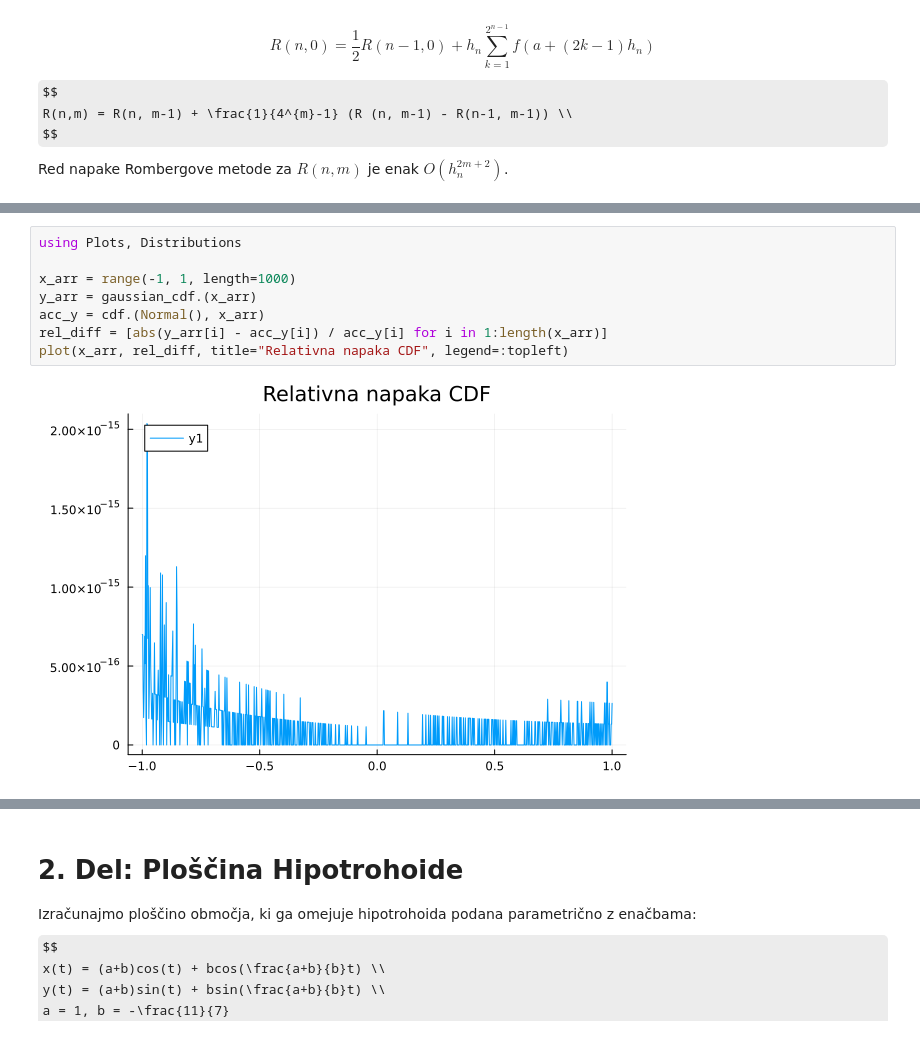
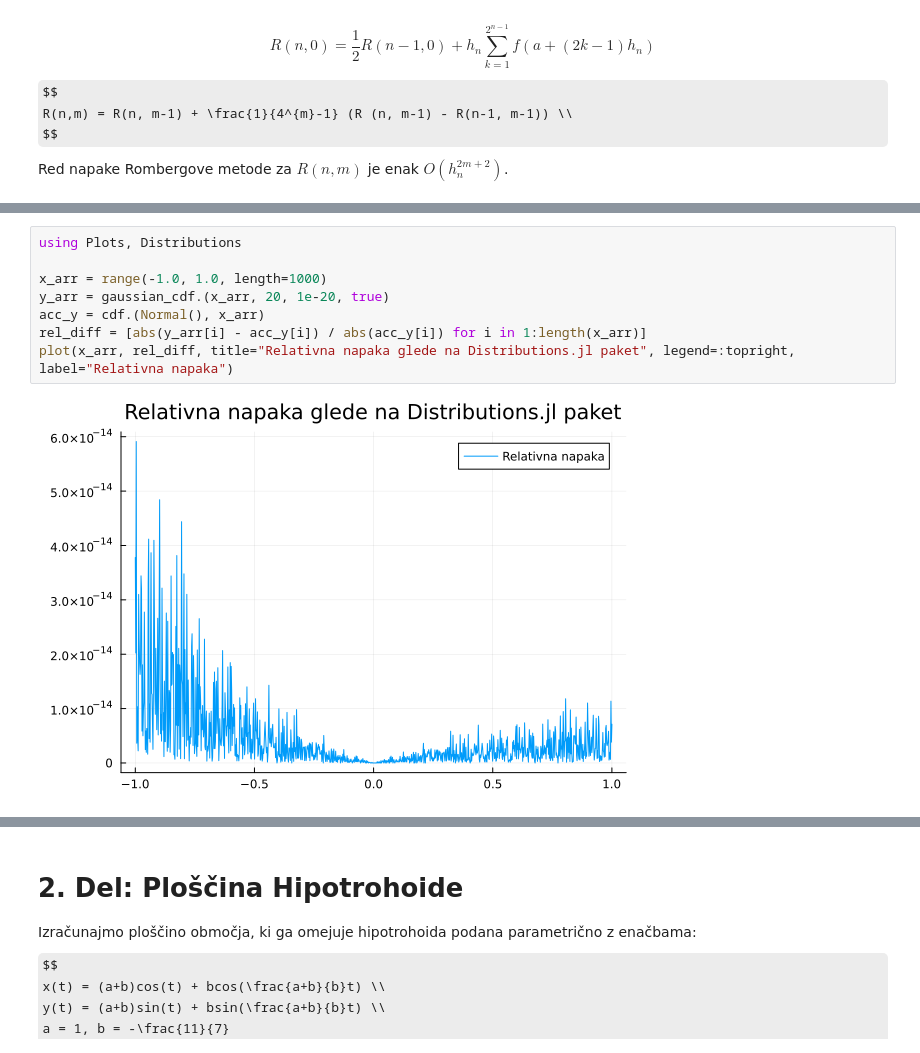
Before and after one commit to NejcHirci/NumMatHWs, a Jupyter notebook: docs/porocilo.ipynb, the cells around one changed output, grey strips where cells are left out. Cells and saved outputs as stored; diff of their text form; some formulas as TeX source.

```diff
--- a/docs/porocilo.ipynb
+++ b/docs/porocilo.ipynb
@@ -45,10 +45,10 @@ Testiranje porazdelitvene funkcije normalne porazdelitve |  104    104  0.1s
 # %%
 using Plots, Distributions
 
-x_arr = range(-1, 1, length=1000)
-y_arr = gaussian_cdf.(x_arr)
+x_arr = range(-1.0, 1.0, length=1000)
+y_arr = gaussian_cdf.(x_arr, 20, 1e-20, true)
 acc_y = cdf.(Normal(), x_arr)
-rel_diff = [abs(y_arr[i] - acc_y[i]) / acc_y[i] for i in 1:length(x_arr)]
-plot(x_arr, rel_diff, title="Relativna napaka CDF", legend=:topleft)
+rel_diff = [abs(y_arr[i] - acc_y[i]) / abs(acc_y[i]) for i in 1:length(x_arr)]
+plot(x_arr, rel_diff, title="Relativna napaka glede na Distributions.jl paket", legend=:topright, label="Relativna napaka")
 # %% [output]
-[figure, old version]
+[figure, new version]
```
Also changed, not shown: parts of 9 cells of this notebook, 5 other files.
